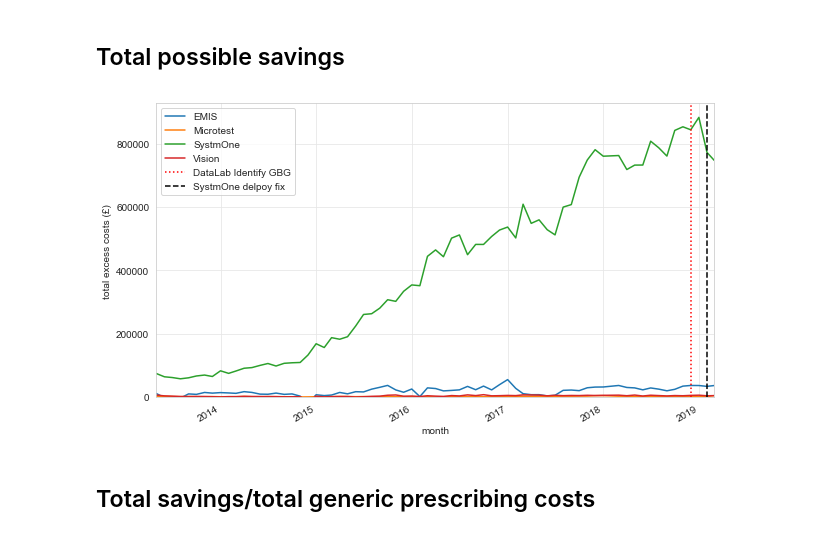
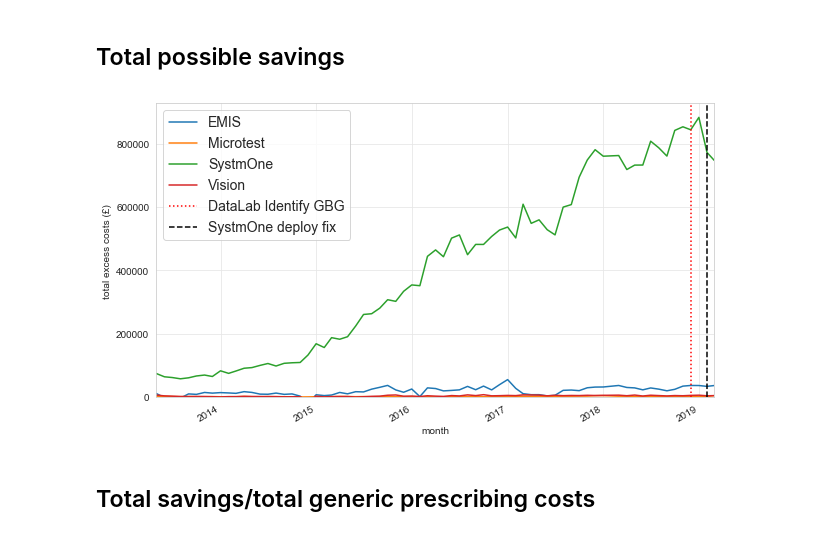
Before and after one commit to ebmdatalab/ghost_branded_generics_paper, a Jupyter notebook: Ghost Branded Generics.ipynb, the cells around one changed output. Cells and saved outputs as stored; diff of their text form; code cells hidden in the pictures.

```diff
--- a/Ghost Branded Generics.ipynb
+++ b/Ghost Branded Generics.ipynb
@@ -494,18 +494,19 @@ plt.show()
 # %%
 f = plt.figure(figsize=(10, 6))
 layout = gridspec.GridSpec(1, 1, figure=f)
 ax = plt.subplot(layout[0])
 ax = by_epr2['possible_savings'].plot(ax=ax)
 ax.axvline('2018-12-01',color='r',linestyle=':', label='DataLab Identify GBG')
-ax.axvline('2019-02-01',color='k',linestyle='--', label='SystmOne delpoy fix')
+ax.axvline('2019-02-01',color='k',linestyle='--', label='SystmOne deploy fix')
 ax.legend()
+plt.legend(fontsize=14)
 ax.set_ylabel('total excess costs (£) ')
 ax.set_ylim(0,)
 plt.savefig('savings_by_EHR.png', format='png', dpi=300,bbox_inches='tight')
 plt.savefig(r'gbg_images\gbg_fig4_totalcosts_ehr.png')
 plt.show()
 # %% [output]
-[figure, old version]
+[figure, new version]
 # %% [markdown]
 ## Total savings/total generic prescribing costs
 # %%
```
Also changed, not shown: parts of 2 cells of this notebook, 2 other files.
